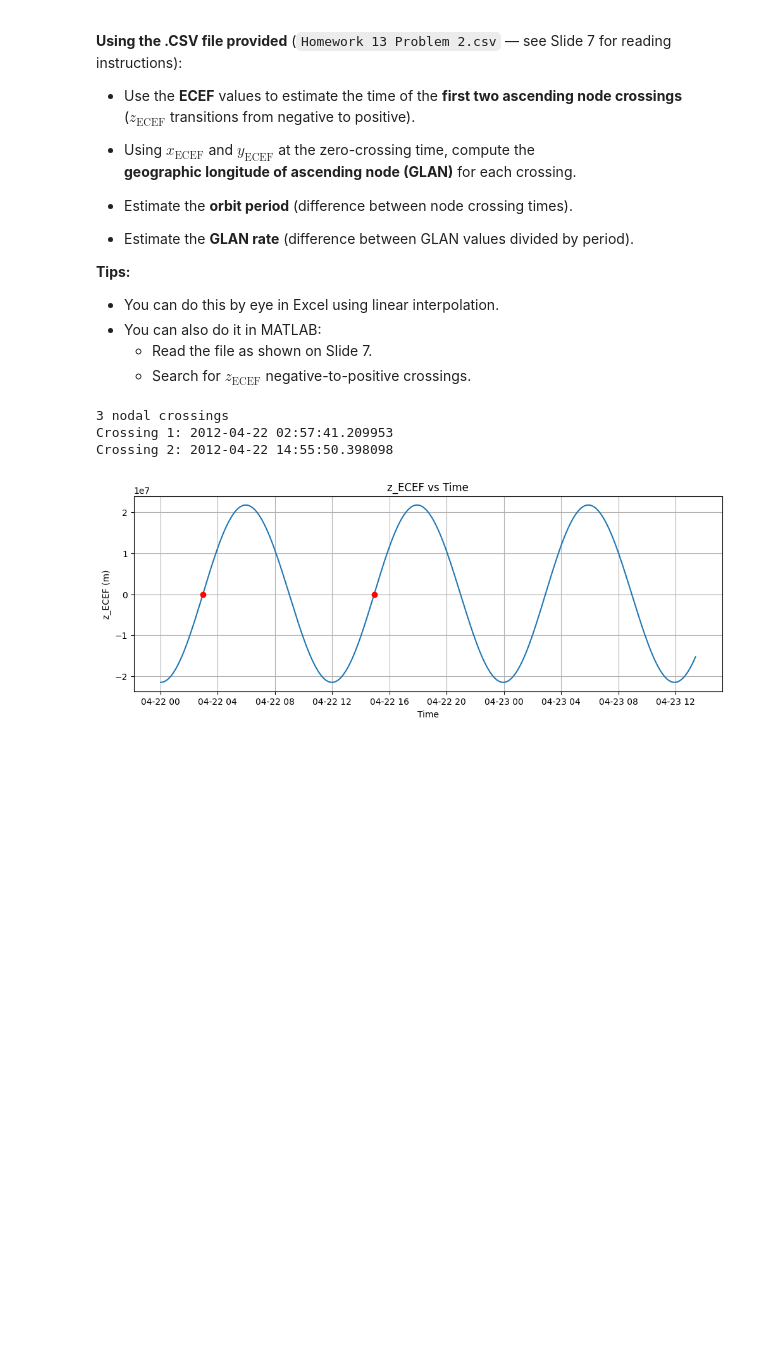
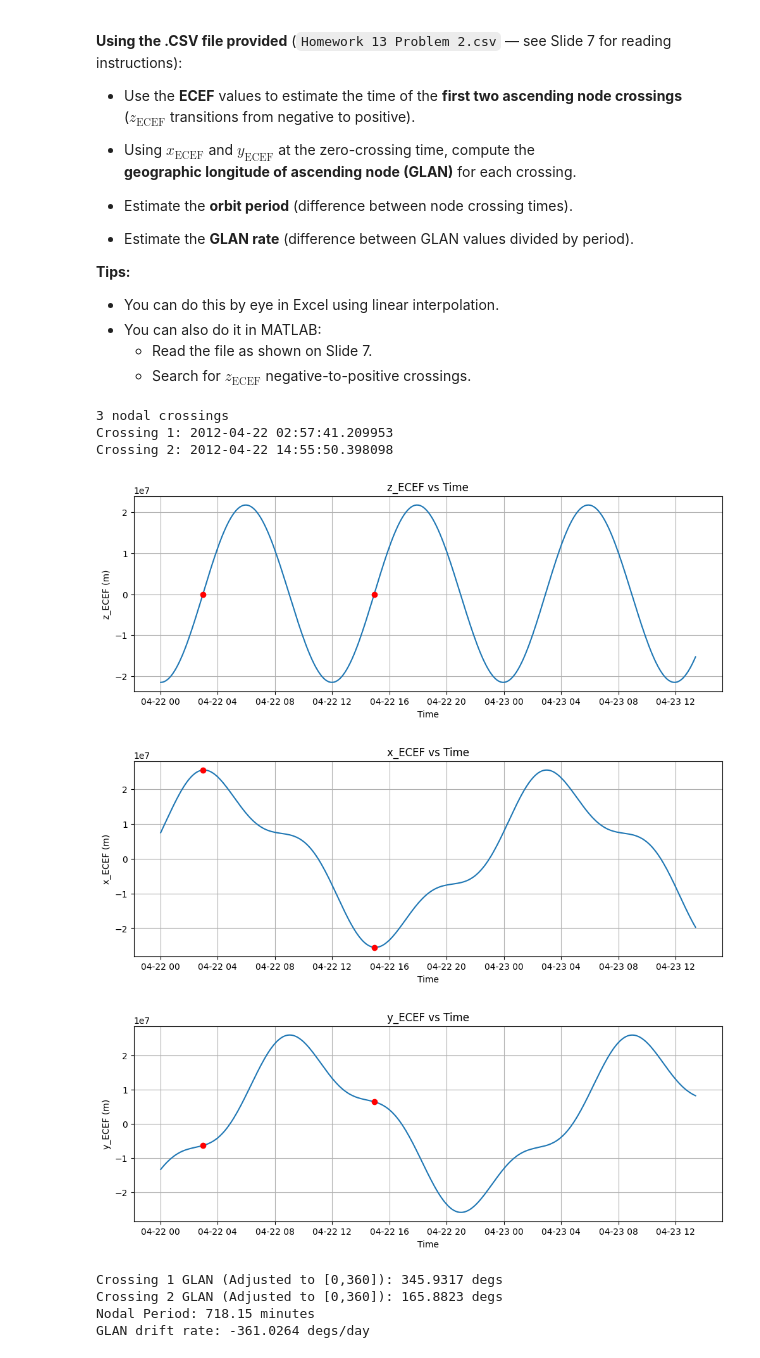
Before and after one commit to trentdouglas/Astrodynamics, a Jupyter notebook: Week_13/Homework_13.ipynb, the cells around one changed output. Drawn from its saved outputs; the diff is of its cells as text; code cells hidden in the pictures; blank space fills up the shorter version.

```diff
--- a/Week_13/Homework_13.ipynb
+++ b/Week_13/Homework_13.ipynb
@@ -317,39 +337,82 @@ if points[0].z_ecef > 0:
 for i in range(len(points)):
     if points[i].z_ecef >= 0 and state=='BELOW':
         neg_to_pos_crossings.append([points[i-1], points[i]])
     if points[i].z_ecef > 0:
         state = 'ABOVE'
     else:
         state = 'BELOW'
 print(str(len(neg_to_pos_crossings)) + " nodal crossings")
-p1 = neg_to_pos_crossings[0][0]
-p2 = neg_to_pos_crossings[0][1]
+c1_p1 = neg_to_pos_crossings[0][0]
+c1_p2 = neg_to_pos_crossings[0][1]
 expected_z_value = 0
-fraction = (expected_z_value - p1.z_ecef) / (p2.z_ecef - p1.z_ecef)
-interp_time = p1.time + fraction * (p2.time - p1.time)
+fraction = (expected_z_value - c1_p1.z_ecef) / (c1_p2.z_ecef - c1_p1.z_ecef)
+interp_time = c1_p1.time + fraction * (c1_p2.time - c1_p1.time)
 print("Crossing 1: " + str(interp_time))
-p1 = neg_to_pos_crossings[1][0]
-p2 = neg_to_pos_crossings[1][1]
+c2_p1 = neg_to_pos_crossings[1][0]
+c2_p2 = neg_to_pos_crossings[1][1]
 expected_z_value = 0
-fraction = (expected_z_value - p1.z_ecef) / (p2.z_ecef - p1.z_ecef)
-interp_time2 = p1.time + fraction * (p2.time - p1.time)
+fraction = (expected_z_value - c2_p1.z_ecef) / (c2_p2.z_ecef - c2_p1.z_ecef)
+interp_time2 = c2_p1.time + fraction * (c2_p2.time - c2_p1.time)
 print("Crossing 2: " + str(interp_time2))
 times = [p.time for p in points]
 z_vals = [p.z_ecef for p in points]
 plt.figure(figsize=(12, 4))  # (width, height) in inches
 plt.plot(times, z_vals)
 plt.xlabel("Time")
 plt.ylabel("z_ECEF (m)")
 plt.scatter(interp_time, 0, color='red', zorder=3)
 plt.scatter(interp_time2, 0, color='red', zorder=3)
 plt.title("z_ECEF vs Time")
 plt.grid()
 plt.show()
 
 #longitude of asc node (GLAN)
-print(points[0].)
+X_ECEF_INT = ((c1_p2.x_ecef-c1_p1.x_ecef)/(c1_p2.time-c1_p1.time).seconds)*(interp_time-c1_p1.time).seconds + c1_p1.x_ecef
+X_ECEF_INT_2 = ((c2_p2.x_ecef-c2_p1.x_ecef)/(c2_p2.time-c2_p1.time).seconds)*(interp_time2-c2_p1.time).seconds + c2_p1.x_ecef
+times = [p.time for p in points]
+x_vals = [p.x_ecef for p in points]
+plt.figure(figsize=(12, 4))  # (width, height) in inches
+plt.plot(times, x_vals)
+plt.xlabel("Time")
+plt.ylabel("x_ECEF (m)")
+plt.scatter(interp_time, X_ECEF_INT, color='red', zorder=3)
+plt.scatter(interp_time2, X_ECEF_INT_2, color='red', zorder=3)
+plt.title("x_ECEF vs Time")
+plt.grid()
+plt.show()
+
+Y_ECEF_INT = ((c1_p2.y_ecef-c1_p1.y_ecef)/(c1_p2.time-c1_p1.time).seconds)*(interp_time-c1_p1.time).seconds + c1_p1.y_ecef
+Y_ECEF_INT_2 = ((c2_p2.y_ecef-c2_p1.y_ecef)/(c2_p2.time-c2_p1.time).seconds)*(interp_time2-c2_p1.time).seconds + c2_p1.y_ecef
+times = [p.time for p in points]
+y_vals = [p.y_ecef for p in points]
+plt.figure(figsize=(12, 4))
+plt.plot(times, y_vals)
+plt.xlabel("Time")
+plt.ylabel("y_ECEF (m)")
+plt.scatter(interp_time, Y_ECEF_INT, color='red', zorder=3)
+plt.scatter(interp_time2, Y_ECEF_INT_2, color='red', zorder=3)
+plt.title("y_ECEF vs Time")
+plt.grid()
+plt.show()
+
+LAN = degrees(atan2(Y_ECEF_INT, X_ECEF_INT)) # longitude of ascending node
+LAN2 = degrees(atan2(Y_ECEF_INT_2, X_ECEF_INT_2)) # longitude of ascending node
+#LAN is -14 and we need it adjusted to 0<x<360
+LAN = 360+LAN
+print(f"Crossing 1 GLAN (Adjusted to [0,360]): {LAN:.4f} degs")
+print(f"Crossing 2 GLAN (Adjusted to [0,360]): {LAN2:.4f} degs")
+nodal_period = (interp_time2 - interp_time).seconds
+print(f"Nodal Period: {(nodal_period/60.0):.2f} minutes")
+glan_drift_rate = ((LAN2-LAN)/nodal_period)*60*60*24 # degs/day
+print(f"GLAN drift rate: {glan_drift_rate:.4f} degs/day")
 # %% [output]
 3 nodal crossings
 Crossing 1: 2012-04-22 02:57:41.209953
 Crossing 2: 2012-04-22 14:55:50.398098
 [figure]
+[figure, added]
+[figure, added]
+Crossing 1 GLAN (Adjusted to [0,360]): 345.9317 degs
+Crossing 2 GLAN (Adjusted to [0,360]): 165.8823 degs
+Nodal Period: 718.15 minutes
+GLAN drift rate: -361.0264 degs/day
```
Also changed, not shown: parts of 3 cells of this notebook, 1 other file.
